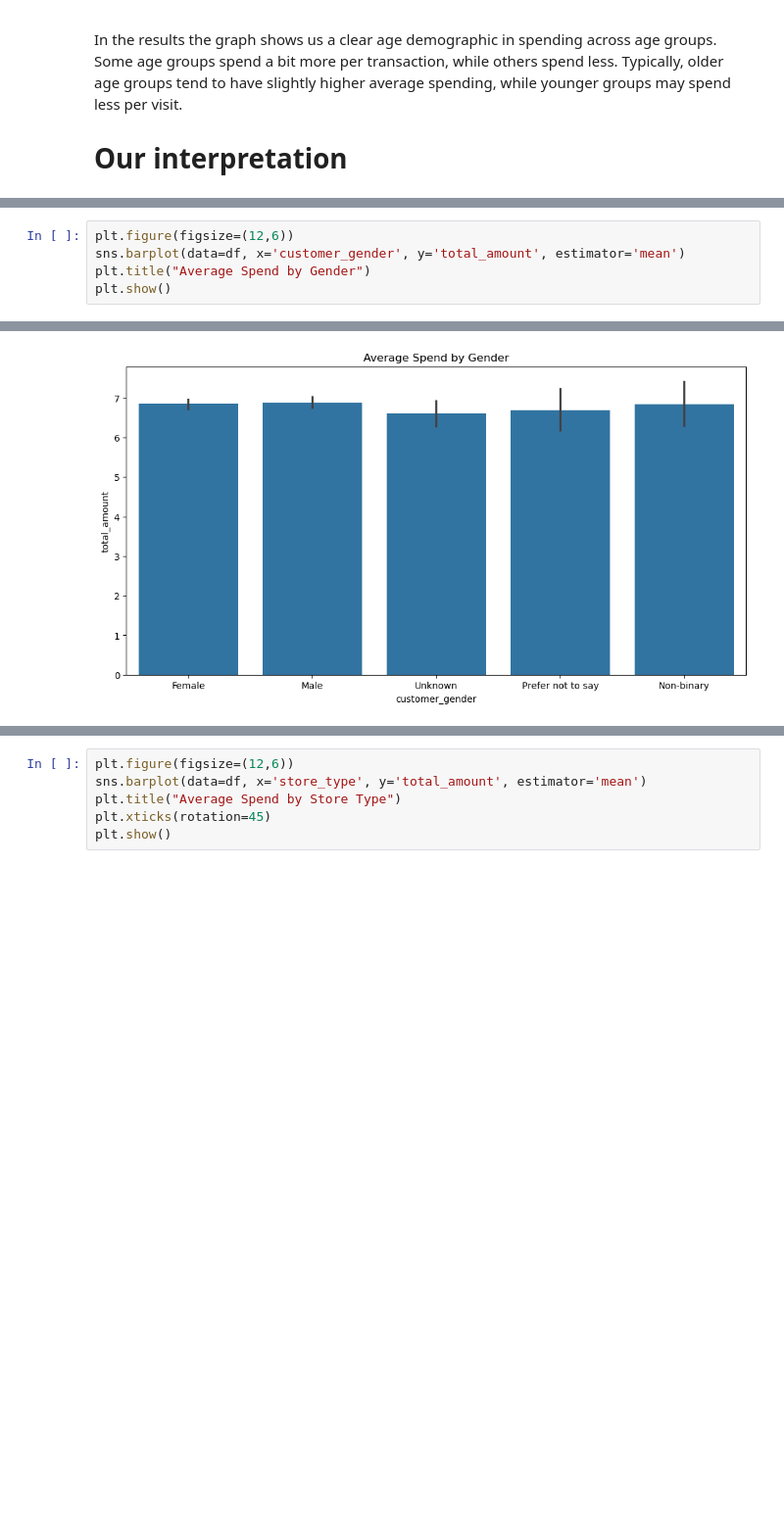
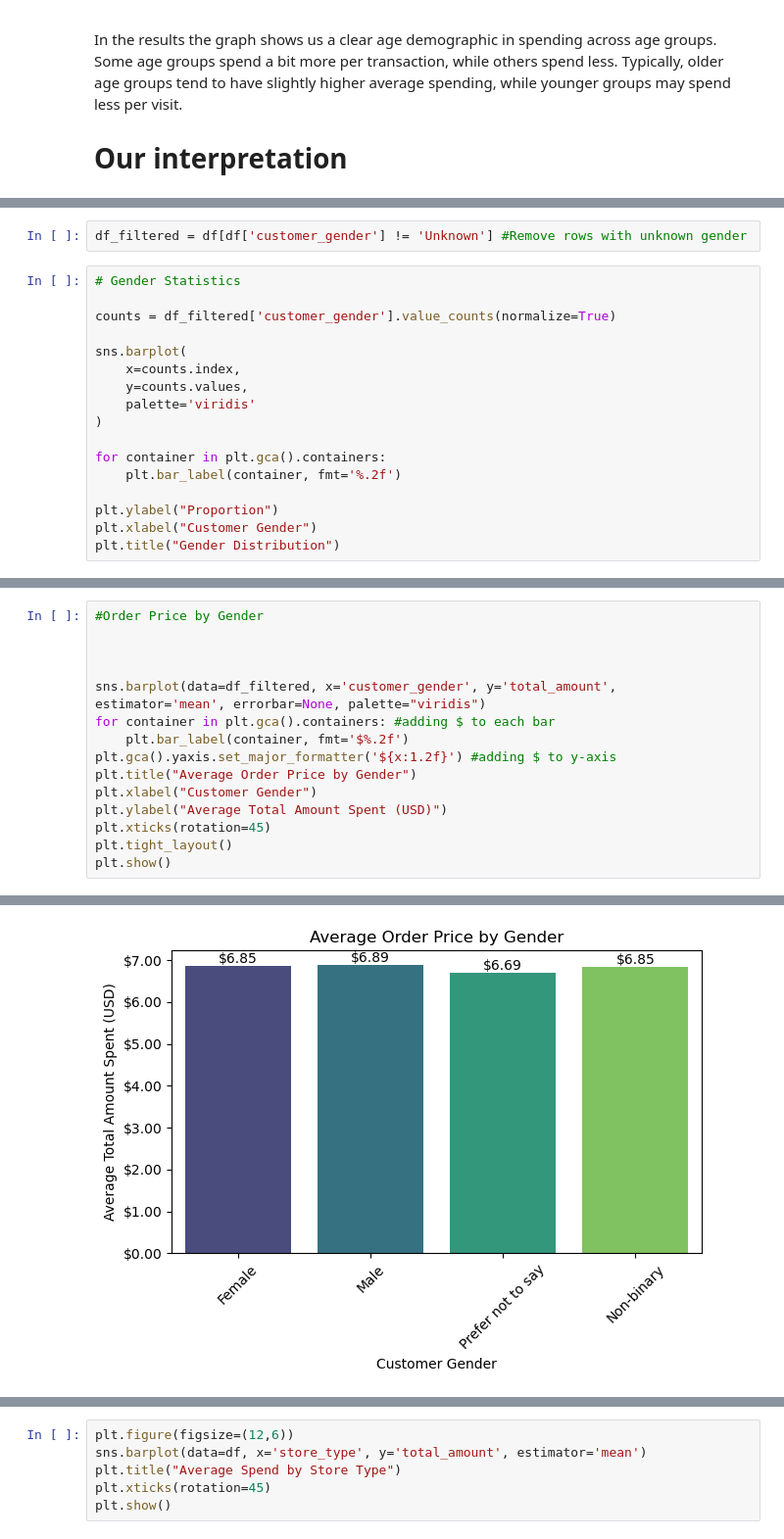
Before and after one commit to nikhilgarg614/ISDA140CoffeeSalesProject, a Jupyter notebook: FinalProjectISDA140_Gabriel-Nikill.ipynb, the cells around one changed output, grey strips where cells are left out. Shown at 98% size. Saved outputs shown, nothing was run; the diff lists cells and outputs as text; blank space fills up the shorter version.

Commit message:
Add files via upload
Added code for analyzing items and gender

```diff
--- a/FinalProjectISDA140_Gabriel-Nikill.ipynb
+++ b/FinalProjectISDA140_Gabriel-Nikill.ipynb
@@ -104,0 +107,19 @@ In the results the graph shows us a clear age demographic in spending across age
+# %%
+df_filtered = df[df['customer_gender'] != 'Unknown'] #Remove rows with unknown gender
+# %%
+# Gender Statistics
+
+counts = df_filtered['customer_gender'].value_counts(normalize=True)
+
+sns.barplot(
+    x=counts.index,
+    y=counts.values,
+    palette='viridis'
+)
+
+for container in plt.gca().containers:
+    plt.bar_label(container, fmt='%.2f')
+
+plt.ylabel("Proportion")
+plt.xlabel("Customer Gender")
+plt.title("Gender Distribution")
@@ -105,6 +132,16 @@ In the results the graph shows us a clear age demographic in spending across age
 # %%
-plt.figure(figsize=(12,6))
-sns.barplot(data=df, x='customer_gender', y='total_amount', estimator='mean')
-plt.title("Average Spend by Gender")
+#Order Price by Gender
+
+
+
+sns.barplot(data=df_filtered, x='customer_gender', y='total_amount', estimator='mean', errorbar=None, palette="viridis")
+for container in plt.gca().containers: #adding $ to each bar
+    plt.bar_label(container, fmt='$%.2f')
+plt.gca().yaxis.set_major_formatter('${x:1.2f}') #adding $ to y-axis
+plt.title("Average Order Price by Gender")
+plt.xlabel("Customer Gender")
+plt.ylabel("Average Total Amount Spent (USD)")
+plt.xticks(rotation=45)
+plt.tight_layout()
 plt.show()
 # %% [output]
@@ -111 +151 @@ plt.show()
-[figure, old version]
+[figure, new version]
```
Also changed, not shown: parts of 7 cells of this notebook.
